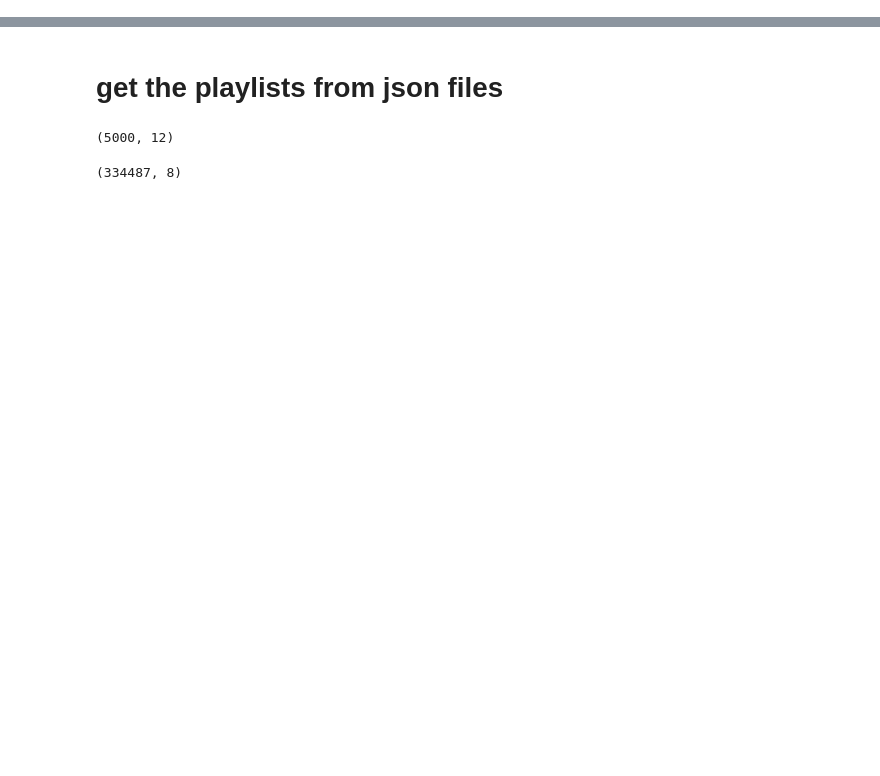
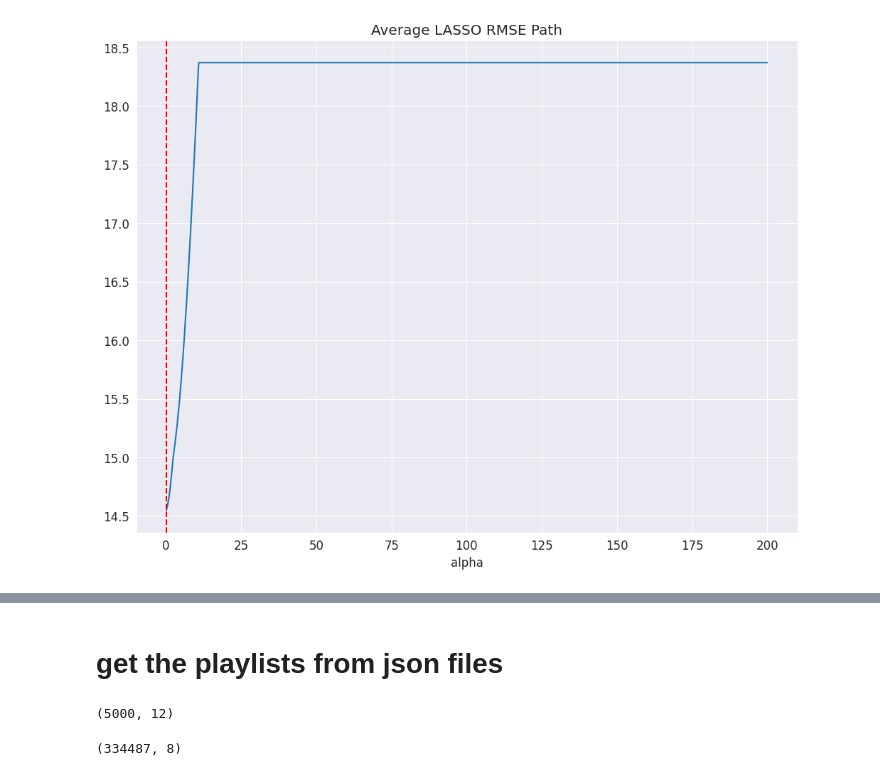
Before and after one commit to mahshidghaffari/Data_Madness, a Jupyter notebook: Final.ipynb, the cells around one changed output, grey strips where cells are left out. Saved outputs shown, nothing was run; the diff lists cells and outputs as text; code cells hidden in the pictures; blank space fills up the shorter version.

```diff
--- a/Final.ipynb
+++ b/Final.ipynb
@@ -0,0 +84,16 @@
+# %%
+def select_columns(data, *columns):
+    return data.reindex(columns = columns)
+# %%
+def rmse(actual, predicted):
+    """
+    Calculates RMSE from actual and predicted values
+    Input:
+      actual (1D array-like): vector of actual values
+      predicted (1D array-like): vector of predicted/fitted values
+    Output:
+      a float, the root-mean square error
+    """
+    MSE = np.square(np.subtract(actual,predicted)).mean()
+    rmse = math.sqrt(MSE)
+    return rmse
@@ -0,0 +159,65 @@
+# %%
+data_good = pd.read_csv("tracks.csv")
+train_good, test_good = train_test_split(data_good, test_size=0.2)
+train_good.head()
+train_good.dtypes
+
+
+def fix_year(data):
+    data['release_date'] = pd.to_datetime(data['release_date'])  # convert 'dates' column to datetime dtype
+    data['year'] = data['release_date'].dt.year  # extract year value into new 'year' column
+    return data
+
+
+def process_data_fm(data):
+    data = fix_year(data)
+
+    data = (
+        data.pipe(select_columns, 'popularity', 'duration_ms', 'explicit', 'year'
+                  , 'danceability', 'energy', 'instrumentalness'
+                  , 'liveness', 'loudness', 'speechiness', 'tempo', 'valence'
+                  )
+    )
+
+    x = standardize_columns(data).drop(['popularity'], axis=1)
+    y = data['popularity']
+    return x, y
+
+
+def select_columns(data, *columns):
+    return data.reindex(columns=columns)
+
+
+def rmse(actual, predicted):
+    """
+    Calculates RMSE from actual and predicted values
+    Input:
+      actual (1D array-like): vector of actual values
+      predicted (1D array-like): vector of predicted/fitted values
+    Output:
+      a float, the root-mean square error
+    """
+    MSE = np.square(np.subtract(actual, predicted)).mean()
+    rmse = math.sqrt(MSE)
+    return rmse
+
+
+X_train_good, y_train_good = process_data_fm(train_good)
+X_test_good, y_test_good = process_data_fm(test_good)
+alphas = np.arange(0.1, 200.1, .1)
+good_model = lm.LassoCV(alphas=alphas, cv=5)
+
+# Fit and predict
+good_model.fit(X_train_good, y_train_good)
+y_predicted_good = good_model.predict(X_test_good)
+
+print(f'The validation RMSE for this model with '
+      f'alpha={round(float(good_model.alpha_), 2)} is '
+      f'{round(rmse(y_test_good, y_predicted_good), 2)}.')
+optimal_alpha = round(float(good_model.alpha_), 2)
+plt.plot(good_model.alphas_, np.sqrt(np.apply_along_axis(np.mean, 1, good_model.mse_path_)))
+plt.axvline(x=optimal_alpha, color='red', linestyle='dashed')
+ax = plt.gca()
+ax.set_title('Average LASSO RMSE Path')
+ax.set_xlabel('alpha')
+# %% [output]
@@ -1 +226,2 @@
+[figure, added]
 # %% [markdown]
```
Also changed, not shown: parts of 17 cells of this notebook, 1 other file.
